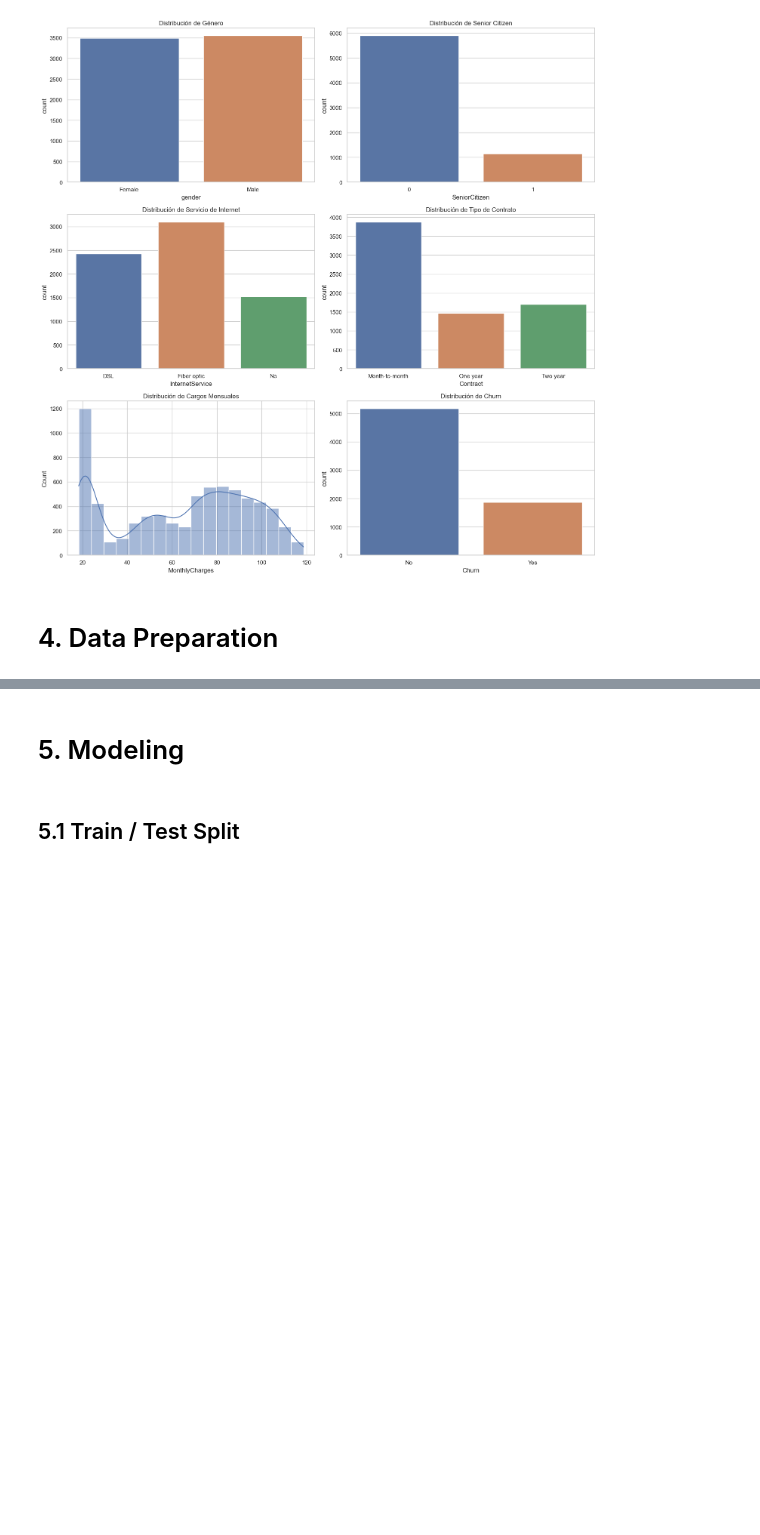
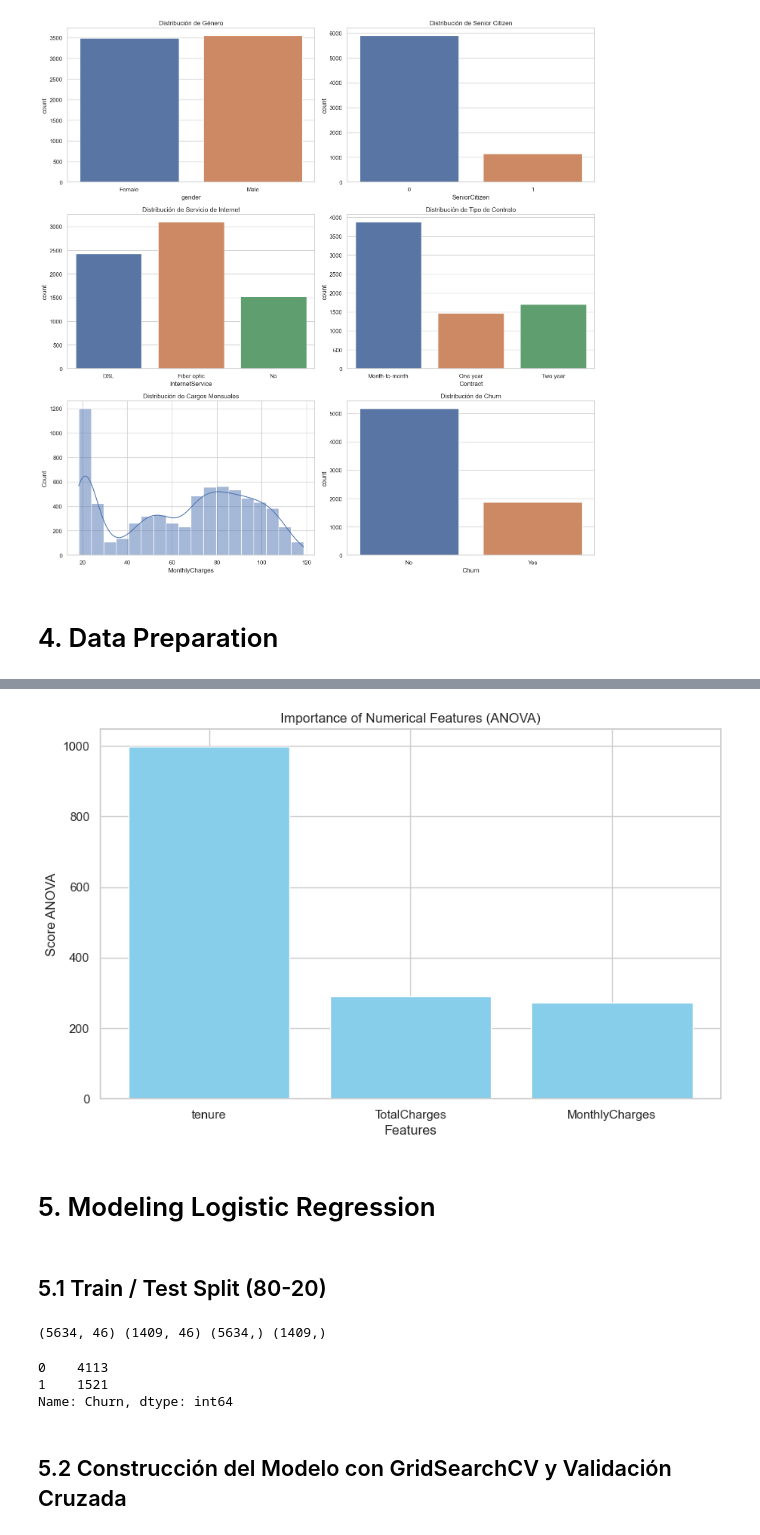
Before and after one commit to FJGM2023015/Telecommunication-Churn, a Jupyter notebook: Telecomunication_Churn.ipynb, the cells around one changed output, grey strips where cells are left out. Cells and saved outputs as stored; diff of their text form; code cells hidden in the pictures; blank space fills up the shorter version.

```diff
--- a/Telecomunication_Churn.ipynb
+++ b/Telecomunication_Churn.ipynb
@@ -156,0 +275,11 @@ plt.show()
+# %%
+# Imputar con la mediana
+data['TotalCharges'].fillna(data['TotalCharges'].median(), inplace=True)
+# %%
+from sklearn.preprocessing import StandardScaler
+
+# Inicializa el StandardScaler
+scaler = StandardScaler()
+
+# Aplica StandardScaler a las columnas numéricas
+data[numeric_cols] = scaler.fit_transform(data[numeric_cols])
@@ -157,2 +308,26 @@ plt.show()
+# %%
+import pandas as pd
+import matplotlib.pyplot as plt
+
+# Nombres de las características numéricas
+numeric_feature_names = ['tenure', 'MonthlyCharges', 'TotalCharges']
+
+# Creando DataFrame
+anova_results = pd.DataFrame({
+    'Features': numeric_feature_names,
+    'Score': anova_scores[0]
+})
+
+# Ordena los resultados
+anova_sorted = anova_results.sort_values('Score', ascending=False)
+
+plt.figure(figsize=(10, 6))
+plt.bar(anova_sorted['Features'], anova_sorted['Score'], color='skyblue')
+plt.xlabel('Features')
+plt.ylabel('Score ANOVA')
+plt.title('Importance of Numerical Features (ANOVA)')
+plt.show()
+# %% [output]
+[figure, added]
 # %% [markdown]
-# 5. Modeling
+# 5. Modeling Logistic Regression
@@ -159,2 +339,21 @@ plt.show()
 # %% [markdown]
-## 5.1 Train / Test Split
+## 5.1 Train / Test Split (80-20)
+# %%
+# Split predictive variables and target variable
+X = data.drop('Churn', axis=1)
+y = data['Churn'].apply(lambda x: 1 if x == 'Yes' else 0)
+
+# Train / Test Split (80-20)
+X_train, X_test, y_train, y_test = train_test_split(X, y, test_size=0.2, random_state=1)
+
+print(X_train.shape, X_test.shape, y_train.shape, y_test.shape)
+# %% [output]
+(5634, 46) (1409, 46) (5634,) (1409,)
+# %%
+y_train.value_counts()
+# %% [output]
+0    4113
+1    1521
+Name: Churn, dtype: int64
+# %% [markdown]
+## 5.2 Construcción del Modelo con GridSearchCV y Validación Cruzada
```
Also changed, not shown: parts of 26 cells of this notebook.
